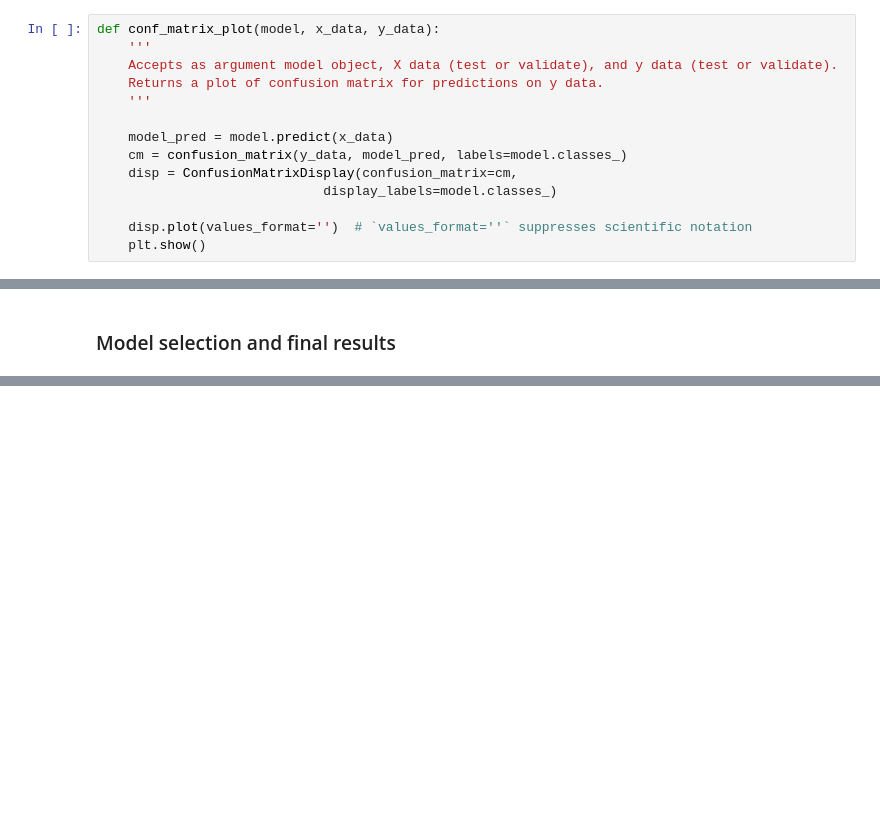
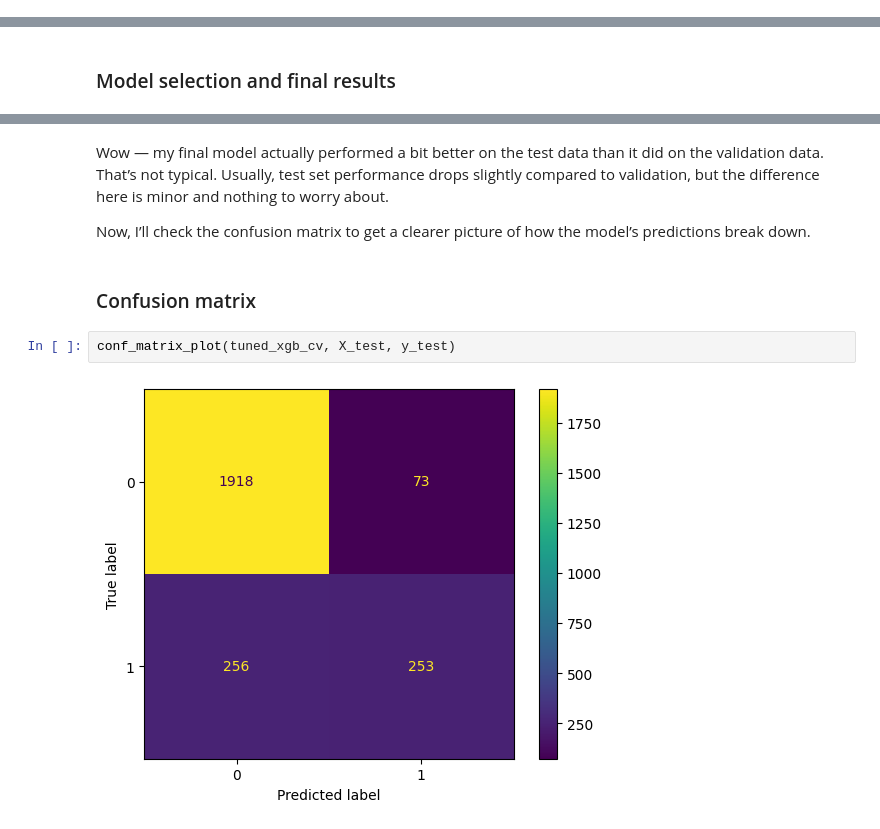
Before and after one commit to Cyberoctane29/Deutsche-Bank-Customer-Churn-Prediction-End-to-End-Analysis-and-Modeling, a Jupyter notebook: Deutsche_Bank_Customer_Churn_Prediction_End_to_End_Analysis_and_Modeling.ipynb, the cells around one changed output, grey strips where cells are left out. Cells and saved outputs as stored; diff of their text form; blank space fills up the shorter version.

```diff
--- a/Deutsche_Bank_Customer_Churn_Prediction_End_to_End_Analysis_and_Modeling.ipynb
+++ b/Deutsche_Bank_Customer_Churn_Prediction_End_to_End_Analysis_and_Modeling.ipynb
@@ -1203,17 +1203,3 @@ I will inspect the confusion matrix of my decision tree’s predictions. First,
-# %%
-def conf_matrix_plot(model, x_data, y_data):
-    '''
-    Accepts as argument model object, X data (test or validate), and y data (test or validate).
-    Returns a plot of confusion matrix for predictions on y data.
-    '''
-
-    model_pred = model.predict(x_data)
-    cm = confusion_matrix(y_data, model_pred, labels=model.classes_)
-    disp = ConfusionMatrixDisplay(confusion_matrix=cm,
-                             display_labels=model.classes_)
-
-    disp.plot(values_format='')  # `values_format=''` suppresses scientific notation
-    plt.show()
 # %%
 conf_matrix_plot(baseline_decision_tree, X_test, y_test)
 # %% [output]
@@ -1956,0 +1940,10 @@ results
+# %% [markdown]
+Wow — my final model actually performed a bit better on the test data than it did on the validation data. That’s not typical. Usually, test set performance drops slightly compared to validation, but the difference here is minor and nothing to worry about.
+
+Now, I’ll check the confusion matrix to get a clearer picture of how the model’s predictions break down.
+# %% [markdown]
+### Confusion matrix
+# %%
+conf_matrix_plot(tuned_xgb_cv, X_test, y_test)
+# %% [output]
+[figure, added]
```
Also changed, not shown: parts of 16 cells of this notebook, 1 other file.
